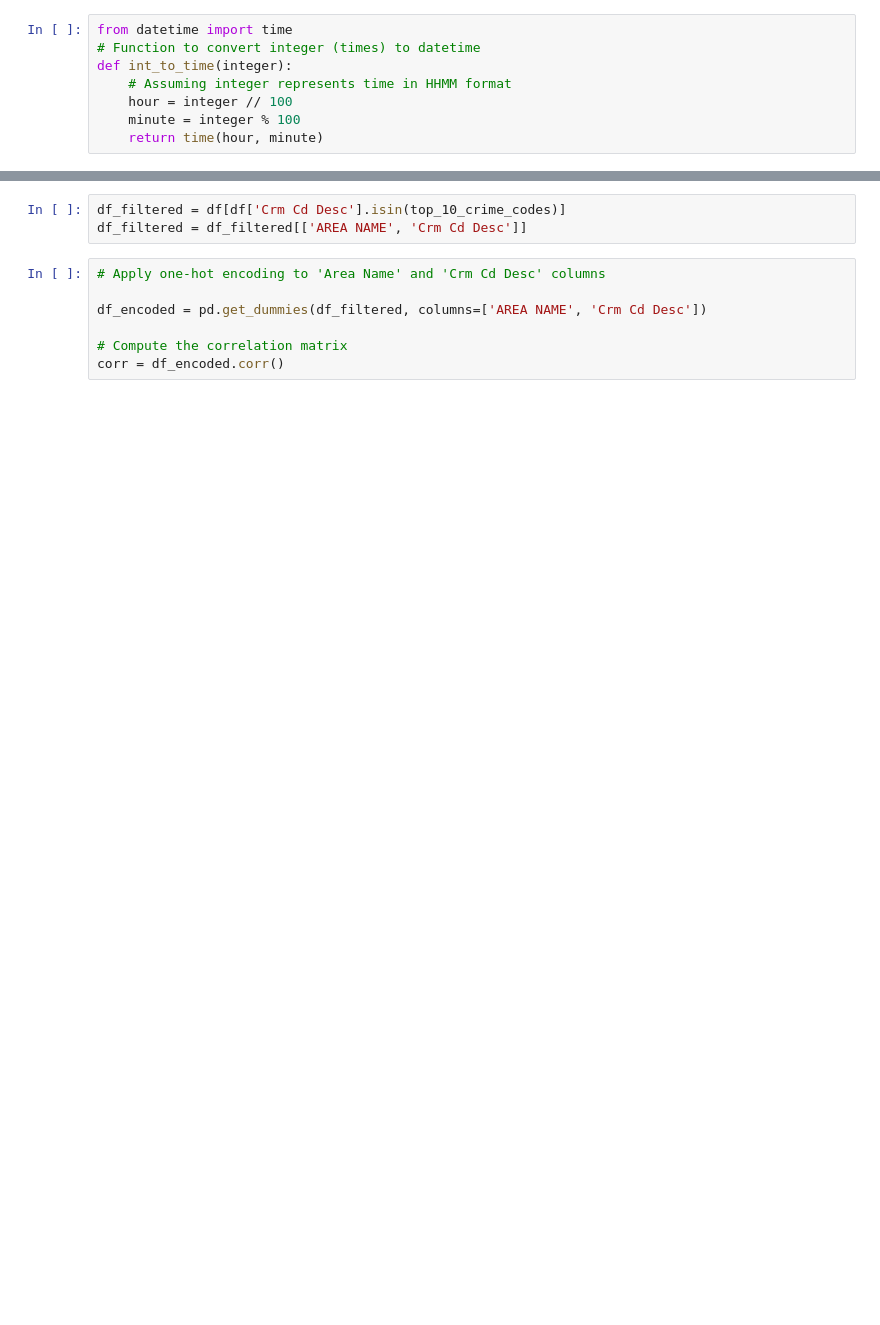
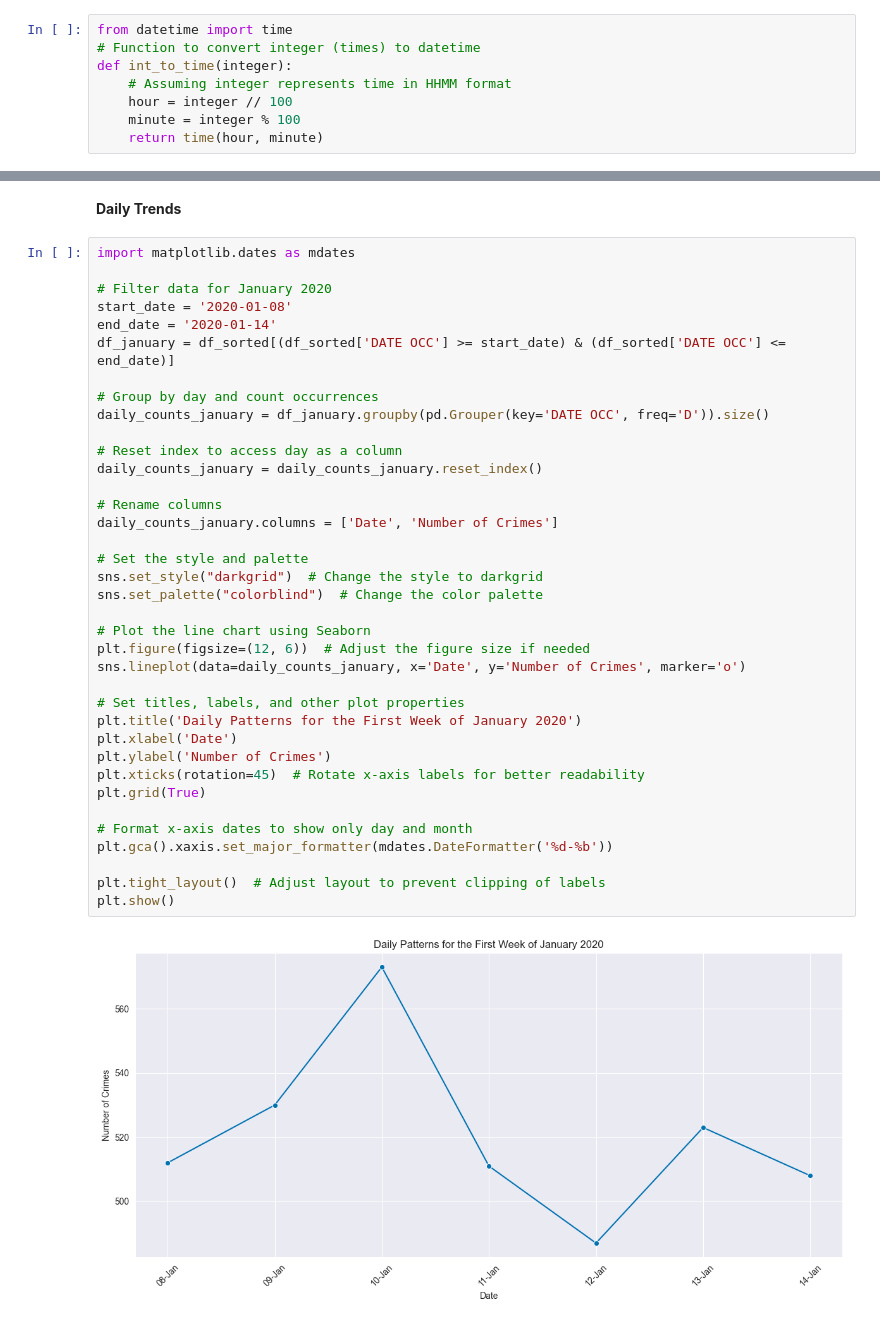
Before and after one commit to YouriLangh/InfoVis, a Jupyter notebook: notebooks/Crime_Statistics_EDA.ipynb, the cells around one changed output, grey strips where cells are left out. Cells and saved outputs as stored; diff of their text form; blank space fills up the shorter version.

```diff
--- a/notebooks/Crime_Statistics_EDA.ipynb
+++ b/notebooks/Crime_Statistics_EDA.ipynb
@@ -91,10 +244,41 @@ top_10_crime_codes
-# %%
-df_filtered = df[df['Crm Cd Desc'].isin(top_10_crime_codes)]
-df_filtered = df_filtered[['AREA NAME', 'Crm Cd Desc']]
-# %%
-# Apply one-hot encoding to 'Area Name' and 'Crm Cd Desc' columns
-
-df_encoded = pd.get_dummies(df_filtered, columns=['AREA NAME', 'Crm Cd Desc'])
-
-# Compute the correlation matrix
-corr = df_encoded.corr()
+# %% [markdown]
+**Daily Trends**
+# %%
+import matplotlib.dates as mdates
+
+# Filter data for January 2020
+start_date = '2020-01-08'
+end_date = '2020-01-14'
+df_january = df_sorted[(df_sorted['DATE OCC'] >= start_date) & (df_sorted['DATE OCC'] <= end_date)]
+
+# Group by day and count occurrences
+daily_counts_january = df_january.groupby(pd.Grouper(key='DATE OCC', freq='D')).size()
+
+# Reset index to access day as a column
+daily_counts_january = daily_counts_january.reset_index()
+
+# Rename columns
+daily_counts_january.columns = ['Date', 'Number of Crimes']
+
+# Set the style and palette
+sns.set_style("darkgrid")  # Change the style to darkgrid
+sns.set_palette("colorblind")  # Change the color palette
+
+# Plot the line chart using Seaborn
+plt.figure(figsize=(12, 6))  # Adjust the figure size if needed
+sns.lineplot(data=daily_counts_january, x='Date', y='Number of Crimes', marker='o')
+
+# Set titles, labels, and other plot properties
+plt.title('Daily Patterns for the First Week of January 2020')
+plt.xlabel('Date')
+plt.ylabel('Number of Crimes')
+plt.xticks(rotation=45)  # Rotate x-axis labels for better readability
+plt.grid(True)
+
+# Format x-axis dates to show only day and month
+plt.gca().xaxis.set_major_formatter(mdates.DateFormatter('%d-%b'))
+
+plt.tight_layout()  # Adjust layout to prevent clipping of labels
+plt.show()
+# %% [output]
+[figure, added]
```
Also changed, not shown: parts of 33 cells of this notebook, 4 other files.
